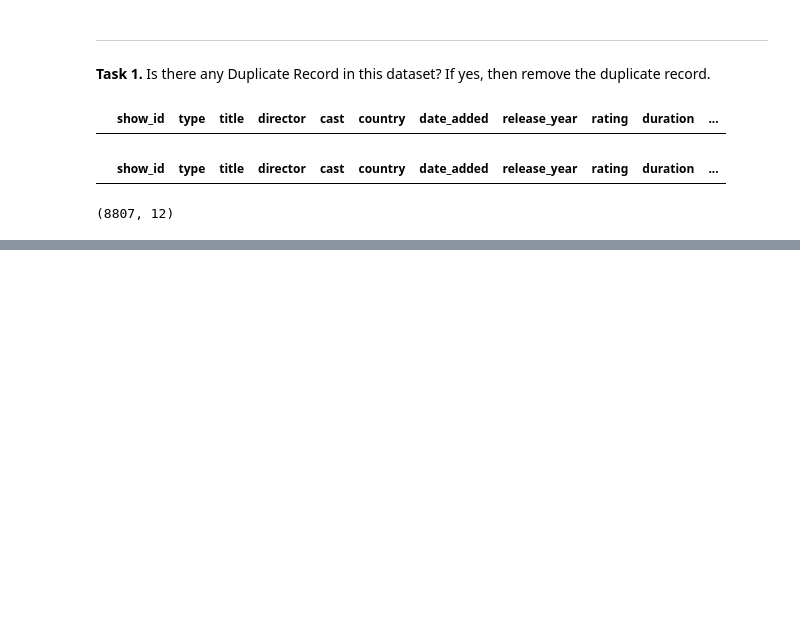
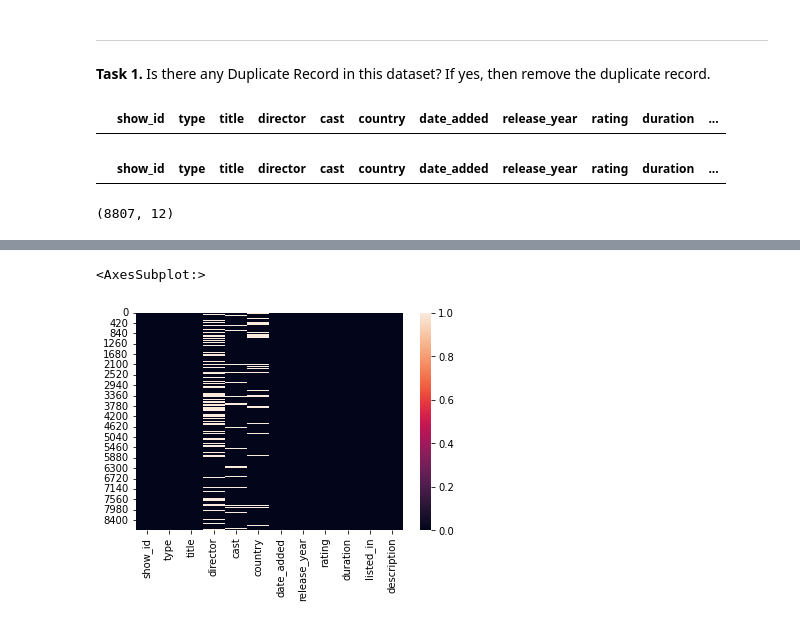
Before and after one commit to ligiadavilabozzi/netflix_analysis, a Jupyter notebook: netflix_analysis.ipynb, the cells around one changed output, grey strips where cells are left out. Cells and saved outputs as stored; diff of their text form; code cells hidden in the pictures; blank space fills up the shorter version.

```diff
--- a/netflix_analysis.ipynb
+++ b/netflix_analysis.ipynb
@@ -113,0 +148,6 @@ df_netflix.shape
+# %%
+import seaborn as sns
+sns.heatmap(df_netflix.isnull())
+# %% [output]
+<AxesSubplot:>
+[figure, added]
```
Also changed, not shown: parts of 3 cells of this notebook.
